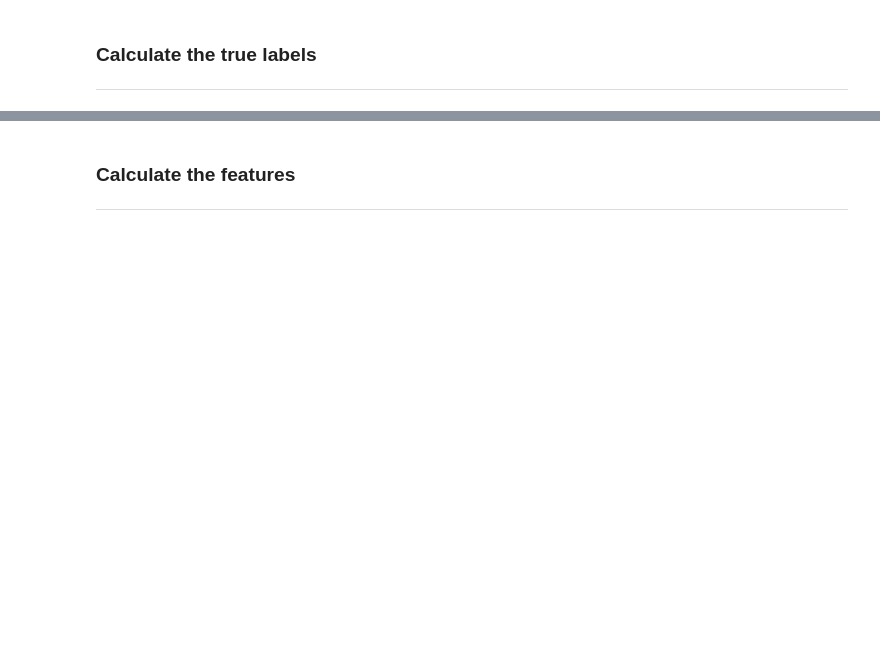
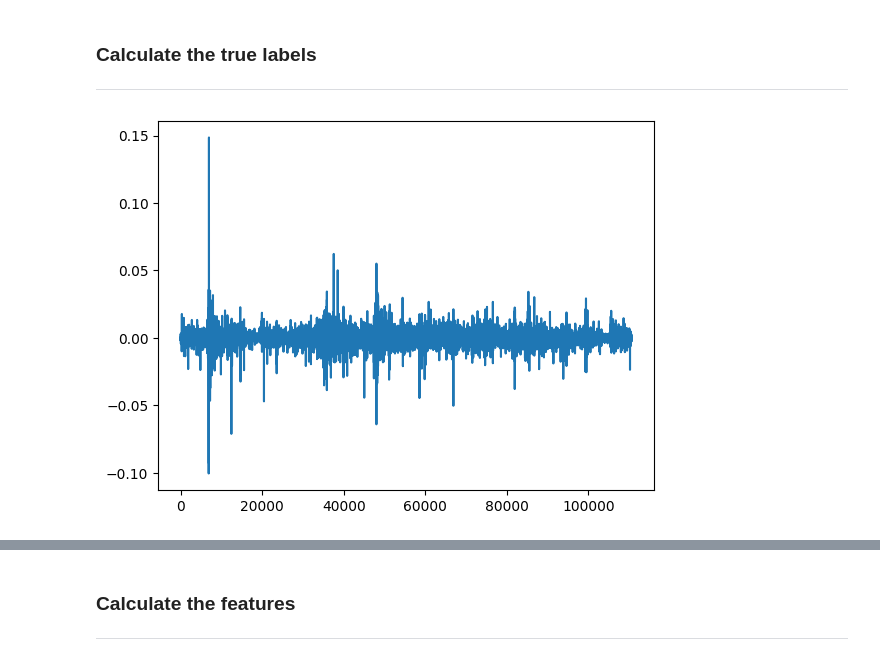
Before and after one commit to dtungpka/CPC5, a Jupyter notebook: Training.ipynb, the cells around one changed output, grey strips where cells are left out. Drawn from its saved outputs; the diff is of its cells as text; code cells hidden in the pictures; blank space fills up the shorter version.

```diff
--- a/Training.ipynb
+++ b/Training.ipynb
@@ -33,18 +33,20 @@ Y_data_raw = Y_data_raw.to_numpy()
 # %%
 labels = details['label']
 
 #open + close / 2
 Y_data = (Y_data_raw[:,0] + Y_data_raw[:,3]) / 2
 
 # Y_data[i] - Y_data[i-1]
 Y_data_diff = np.diff(Y_data)
 
 #calculate the percentage change
-Y_data = Y_data_diff / Y_data[:-1]
+Y_data = Y_data_diff / Y_data[1:]
 
 #show the data
 plt.plot(Y_data)
 plt.show()
+# %% [output]
+[figure, added]
 # %%
 #Using k-means to cluster the data into 5 groups, scatter plot
 from sklearn.cluster import KMeans
```
Also changed, not shown: parts of 11 cells of this notebook, 33 other files.
